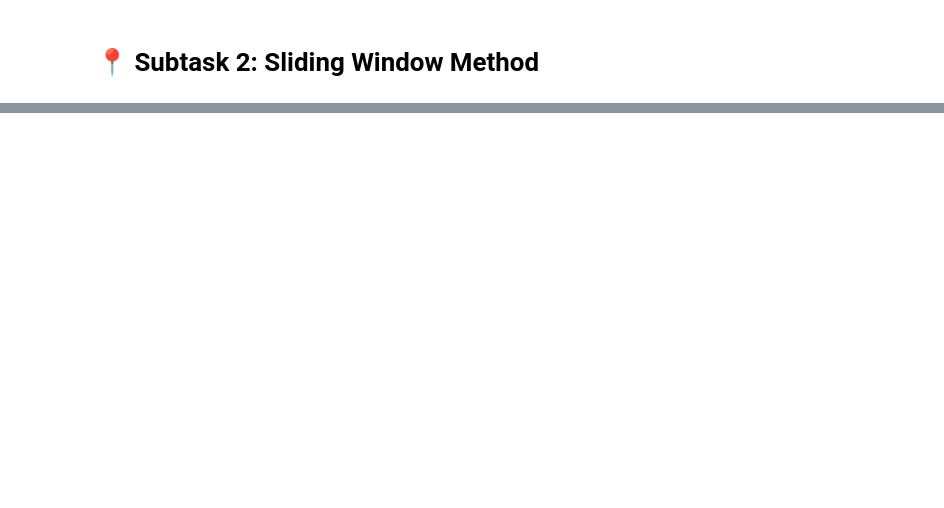
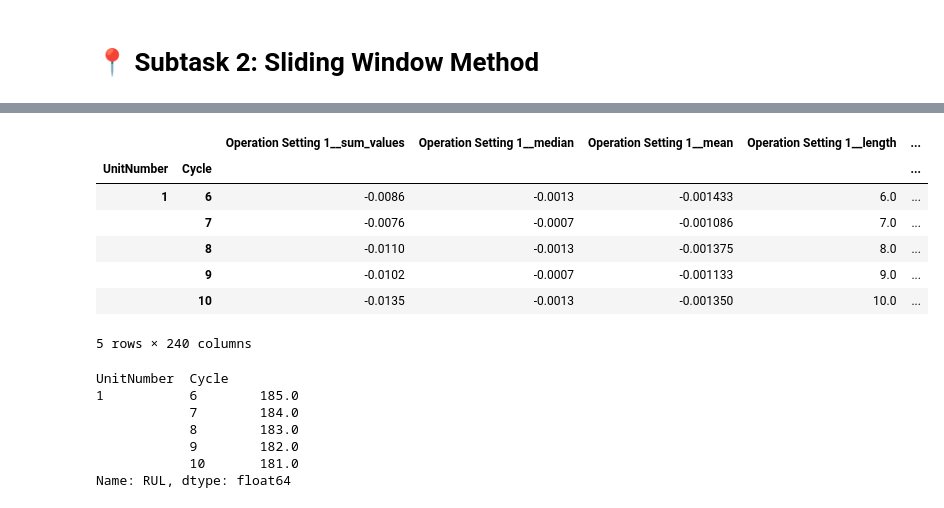
Before and after one commit to nina-prog/damage-propagation-modeling, a Jupyter notebook: notebooks/060524_nina_sliding_window.ipynb, the cells around one changed output, grey strips where cells are left out. Drawn from its saved outputs; the diff is of its cells as text; code cells hidden in the pictures; blank space fills up the shorter version.

```diff
--- a/notebooks/060524_nina_sliding_window.ipynb
+++ b/notebooks/060524_nina_sliding_window.ipynb
@@ -65,0 +217,3 @@ Findings:
+# %%
+# calculate RUL
+train_data_RUL = calculate_RUL(data=train_data, time_column="Cycle", group_column="UnitNumber")
@@ -65,0 +230,3 @@ Findings:
+# %%
+# extract target
+y = train_data_RUL.set_index(["UnitNumber", "Cycle"]).sort_index().RUL.shift(-1)
@@ -65,0 +286,4 @@ Findings:
+# %%
+# make X and y consistent
+y = y[y.index.isin(X.index)]
+X = X[X.index.isin(y.index)]
@@ -65,0 +307,19 @@ Findings:
+# %%
+display(X.head(5))
+display(y.head(5))
+# %% [output]
+|  |  | Operation Setting 1__sum_values | Operation Setting 1__median | Operation Setting 1__mean | Operation Setting 1__length | ... |
+| UnitNumber | Cycle |  |  |  |  | ... |
+| 1 | 6 | -0.0086 | -0.0013 | -0.001433 | 6.0 | ... |
+|  | 7 | -0.0076 | -0.0007 | -0.001086 | 7.0 | ... |
+|  | 8 | -0.0110 | -0.0013 | -0.001375 | 8.0 | ... |
+|  | 9 | -0.0102 | -0.0007 | -0.001133 | 9.0 | ... |
+|  | 10 | -0.0135 | -0.0013 | -0.001350 | 10.0 | ... |
+5 rows × 240 columns
+UnitNumber  Cycle
+1           6        185.0
+            7        184.0
+            8        183.0
+            9        182.0
+            10       181.0
+Name: RUL, dtype: float64
```
Also changed, not shown: parts of 50 cells of this notebook, 6 other files.
